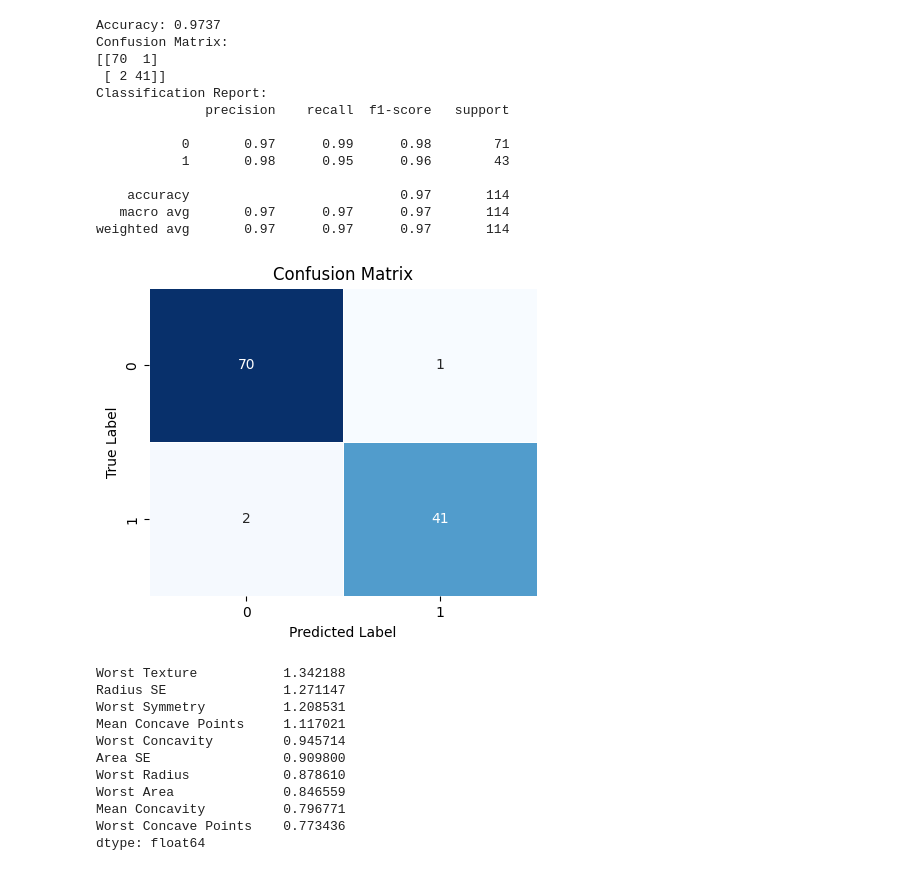
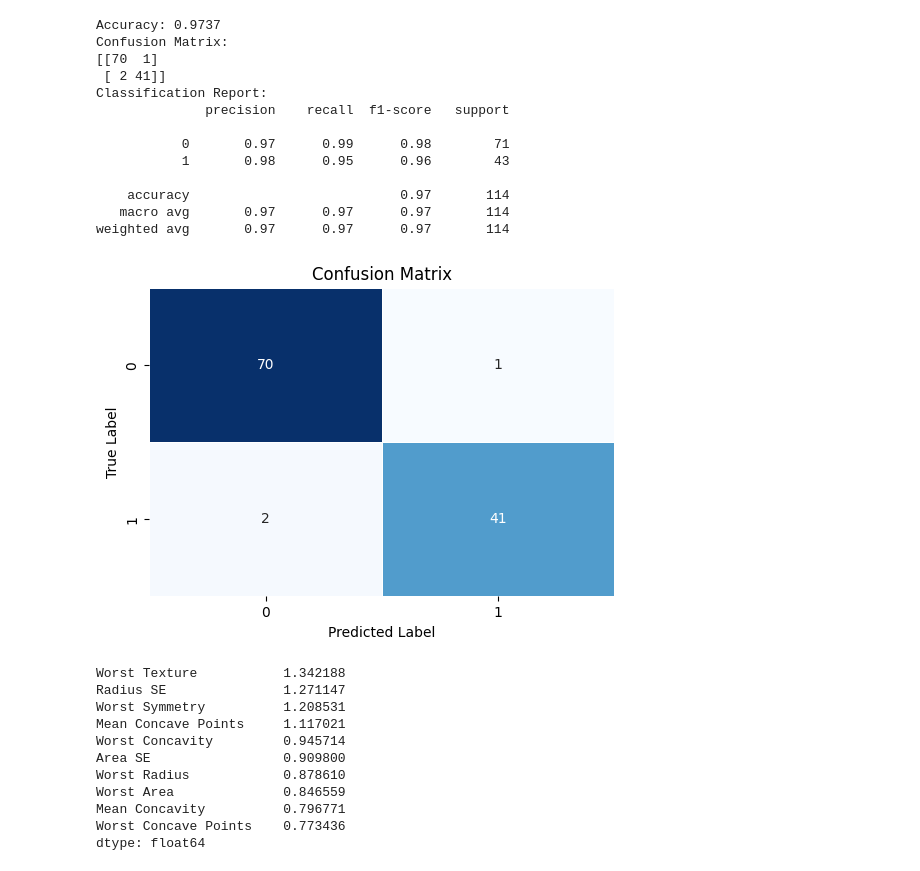
Before and after one commit to haricharnbytes/breast_cancer, a Jupyter notebook: breast_cancer.ipynb, the cells around one changed output. Cells and saved outputs as stored; diff of their text form; code cells hidden in the pictures.

```diff
--- a/breast_cancer.ipynb
+++ b/breast_cancer.ipynb
@@ -262,23 +262,23 @@ Classification Report:
    macro avg       0.97      0.97      0.97       114
 weighted avg       0.97      0.97      0.97       114
 # %%
-plt.figure(figsize=(5,4))
+plt.figure(figsize=(6,4))
 
 sns.heatmap(
     confusion_matrix(y_test,y_pred_lr),
     annot=True,
     fmt="d",
     cmap="Blues",
     linewidths=0.5,
     cbar=False
 )
 
 plt.xlabel("Predicted Label")
 plt.ylabel("True Label")
 plt.title("Confusion Matrix")
 plt.show()
 # %% [output]
-[figure, old version]
+[figure, new version]
 # %%
 feature_importance = pd.Series(
     lr_model.coef_[0],
```
Also changed, not shown: parts of 7 cells of this notebook.
